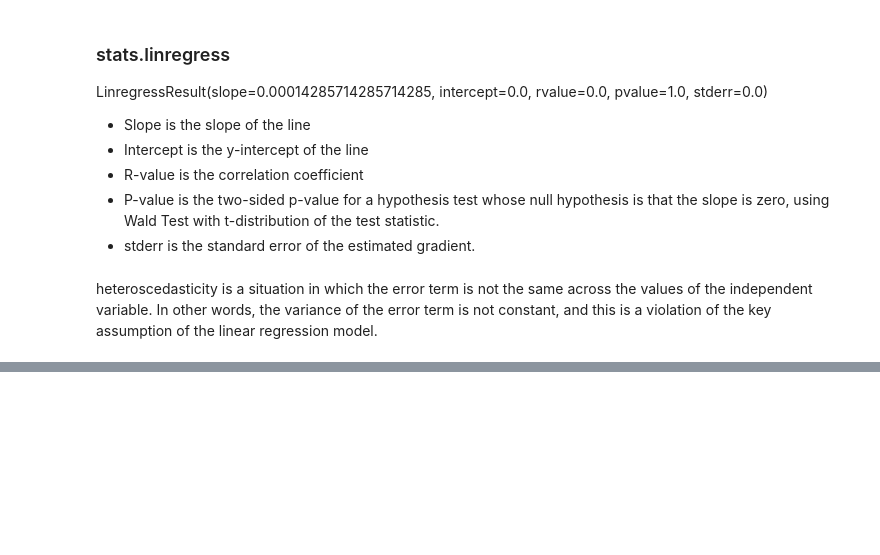
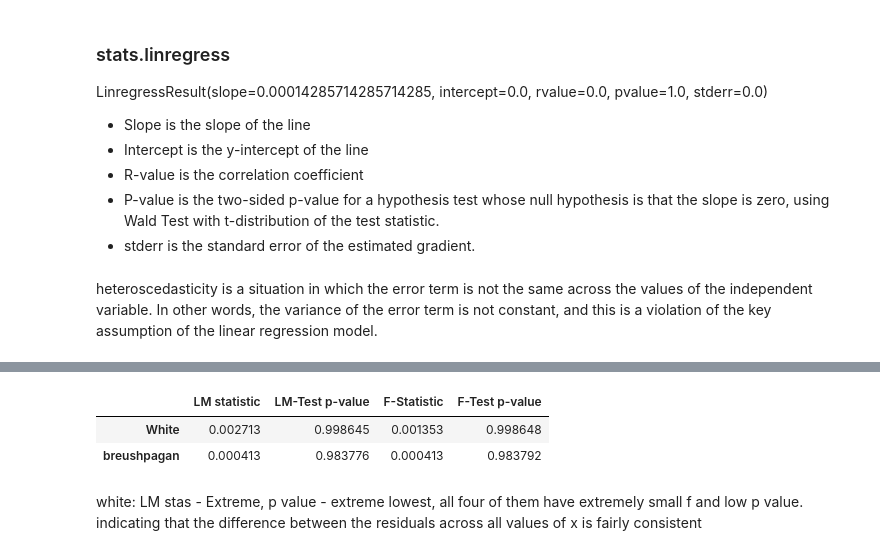
Before and after one commit to ron-ligsay/EDA, a Jupyter notebook: src/Learn EDA/Correlation and P_value_2.ipynb, the cells around one changed output, grey strips where cells are left out. Saved outputs shown, nothing was run; the diff lists cells and outputs as text; code cells hidden in the pictures; blank space fills up the shorter version.

Commit message:
white and breushpagan

```diff
--- a/src/Learn EDA/Correlation and P_value_2.ipynb
+++ b/src/Learn EDA/Correlation and P_value_2.ipynb
@@ -157,3 +157,7 @@ heteroscedasticity is a situation in which the error term is not the same across
 # %%
 from statsmodels.stats.diagnostic import het_breuschpagan
 from statsmodels.stats.diagnostic import het_white
+from statsmodels.formula.api import ols
+
+model = ols(formula='charges ~ age', data=df).fit()
+print(model.summary())
@@ -159,0 +182,16 @@ from statsmodels.stats.diagnostic import het_white
+# %%
+white_test = het_white(model.resid, model.model.exog)
+breushpagan_test = het_breuschpagan(model.resid, model.model.exog)
+
+output_df = pd.DataFrame(columns=['LM statistic', 'LM-Test p-value', 'F-Statistic', 'F-Test p-value'])
+output_df.loc['White'] = white_test
+output_df.loc['Breush-Pagan'] = breushpagan_test
+
+output_df
+# %% [output]
+|  | LM statistic | LM-Test p-value | F-Statistic | F-Test p-value |
+| White | 0.002713 | 0.998645 | 0.001353 | 0.998648 |
+| breushpagan | 0.000413 | 0.983776 | 0.000413 | 0.983792 |
+# %% [markdown]
+white: LM stas - Extreme, p value - extreme lowest, all four of them have extremely small f and low p value.
+indicating that the difference between the residuals across all values of x is fairly consistent
```
Also changed, not shown: parts of 1 cell of this notebook.
